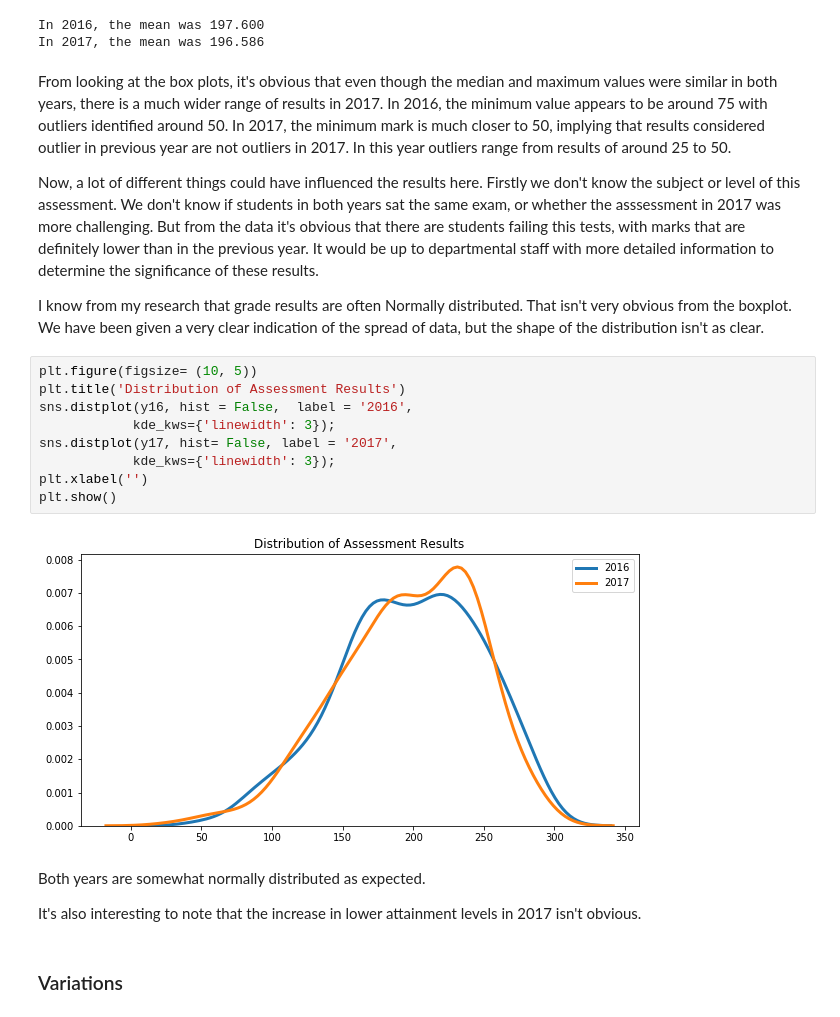
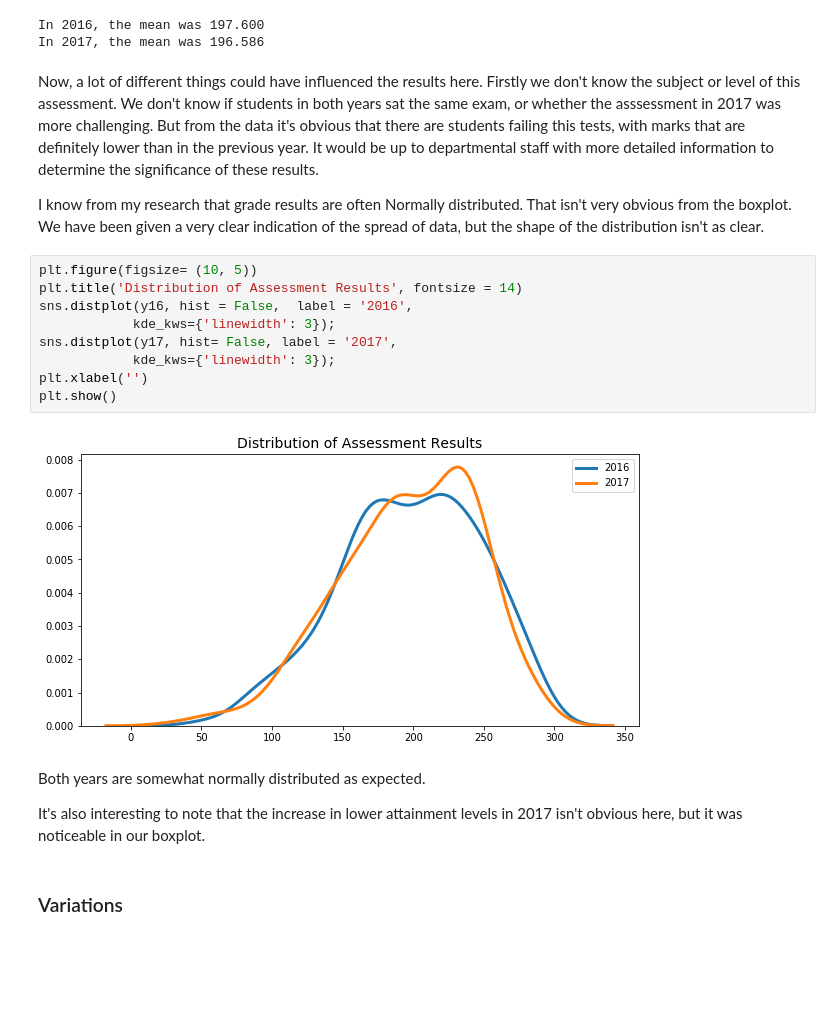
Before and after one commit to MarionMcG/fundamentals_data_analysis, a Jupyter notebook: boxplots.ipynb, the cells around one changed output. Cells and saved outputs as stored; diff of their text form; blank space fills up the shorter version.

```diff
--- a/boxplots.ipynb
+++ b/boxplots.ipynb
@@ -171,26 +185,24 @@ print('In 2017, the mean was %.3f' %(np.mean(y17)))
 In 2016, the mean was 197.600
 In 2017, the mean was 196.586
 # %% [markdown]
-From looking at the box plots, it's obvious that even though the median and maximum values were similar in both years, there is a much wider range of results in 2017. In 2016, the minimum value appears to be around 75 with outliers identified around 50. In 2017, the minimum mark is much closer to 50, implying that results considered outlier in previous year are not outliers in 2017. In this year outliers range from results of around 25 to 50.
-
 Now, a lot of different things could have influenced the results here. Firstly we don't know the subject or level of this assessment. We don't know if students in both years sat the same exam, or whether the asssessment in 2017 was more challenging. But from the data it's obvious that there are students failing this tests, with marks that are definitely lower than in the previous year. It would be up to departmental staff with more detailed information to determine the significance of these results.
 
 I know from my research that grade results are often Normally distributed. That isn't very obvious from the boxplot. We have been given a very clear indication of the spread of data, but the shape of the distribution isn't as clear.
 # %%
 plt.figure(figsize= (10, 5))
-plt.title('Distribution of Assessment Results')
+plt.title('Distribution of Assessment Results', fontsize = 14)
 sns.distplot(y16, hist = False,  label = '2016',
             kde_kws={'linewidth': 3});
 sns.distplot(y17, hist= False, label = '2017',
             kde_kws={'linewidth': 3});
 plt.xlabel('')
 plt.show()
 # %% [output]
-[figure, old version]
+[figure, new version]
 # %% [markdown]
 Both years are somewhat normally distributed as expected.
 
-It's also interesting to note that the increase in lower attainment levels in 2017 isn't obvious.
+It's also interesting to note that the increase in lower attainment levels in 2017 isn't obvious here, but it was noticeable in our boxplot.
 # %% [markdown]
 ### Variations
 # %% [markdown]
```
Also changed, not shown: parts of 11 cells of this notebook.
